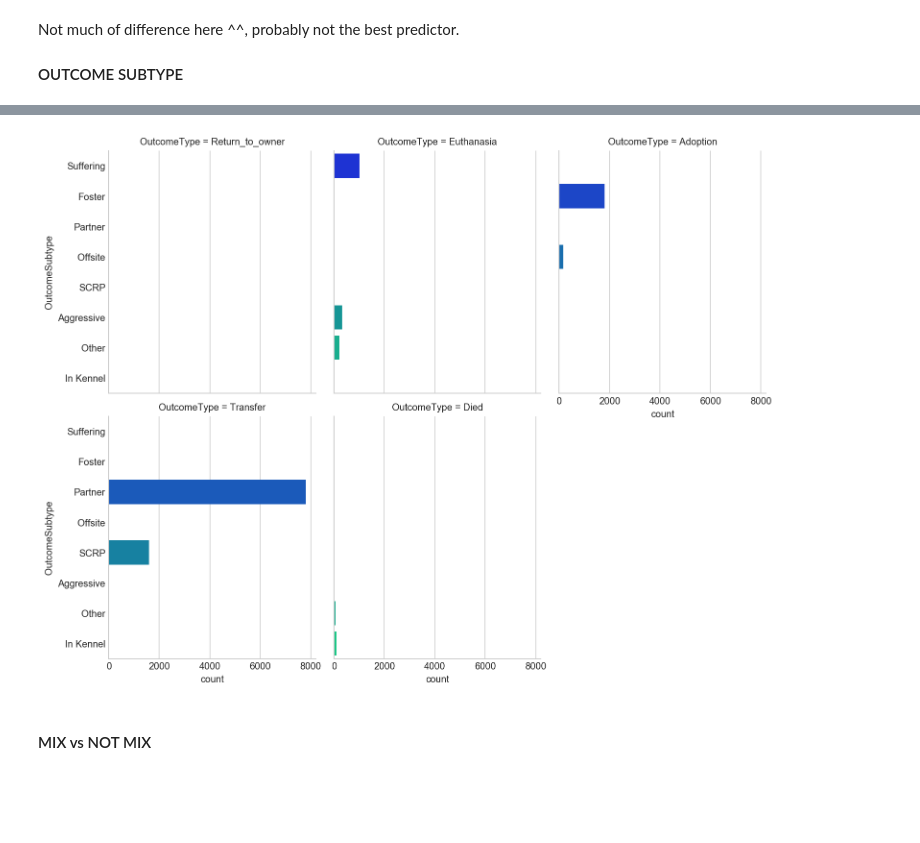
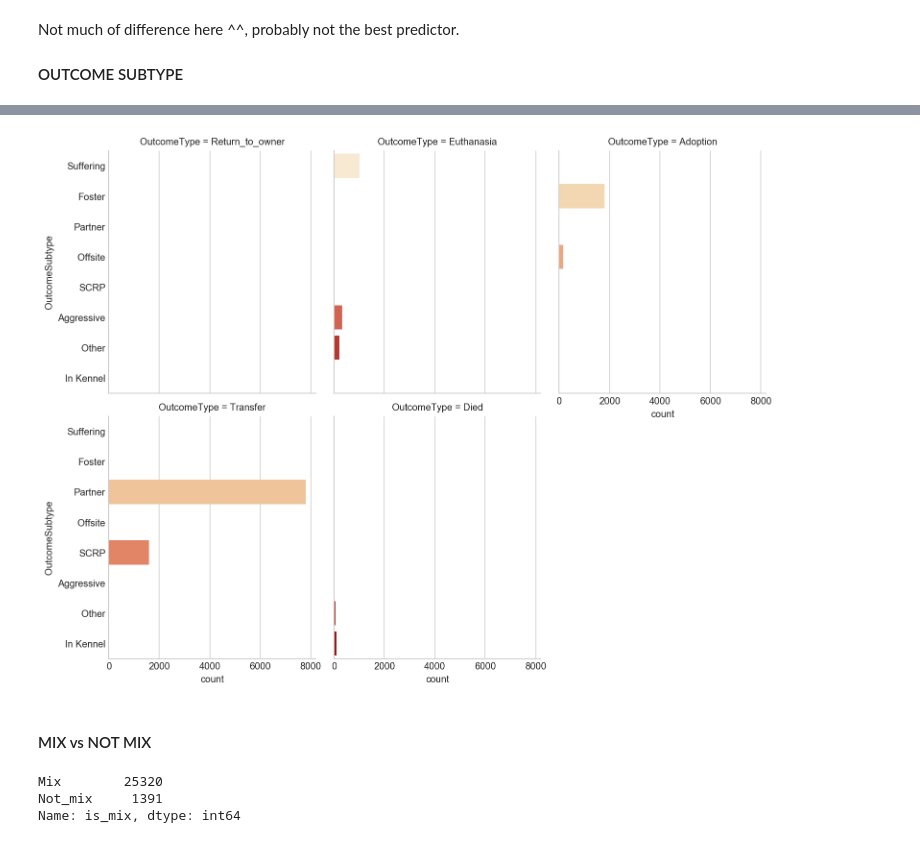
Before and after one commit to mags-zw/kaggle_analysis, a Jupyter notebook: ShelterAnimals/shelter_animal_analysis.ipynb, the cells around one changed output, grey strips where cells are left out. Cells and saved outputs as stored; diff of their text form; code cells hidden in the pictures; blank space fills up the shorter version.

```diff
--- a/ShelterAnimals/shelter_animal_analysis.ipynb
+++ b/ShelterAnimals/shelter_animal_analysis.ipynb
@@ -406,9 +419,9 @@ In Kennel      114
 Name: OutcomeSubtype, dtype: int64
 # %%
 sns.factorplot(y="OutcomeSubtype", col="OutcomeType", col_wrap=3, data=train,
-               kind="count", size=4, aspect=.9, palette = "winter")
+               kind="count", size=4, aspect=.9, palette = "OrRd")
 plt.show()
 # %% [output]
-[figure, old version]
+[figure, new version]
 # %% [markdown]
 #### MIX vs NOT MIX
@@ -414,0 +431,6 @@ plt.show()
+# %%
+train.is_mix.value_counts()
+# %% [output]
+Mix        25320
+Not_mix     1391
+Name: is_mix, dtype: int64
```
Also changed, not shown: parts of 21 cells of this notebook.
